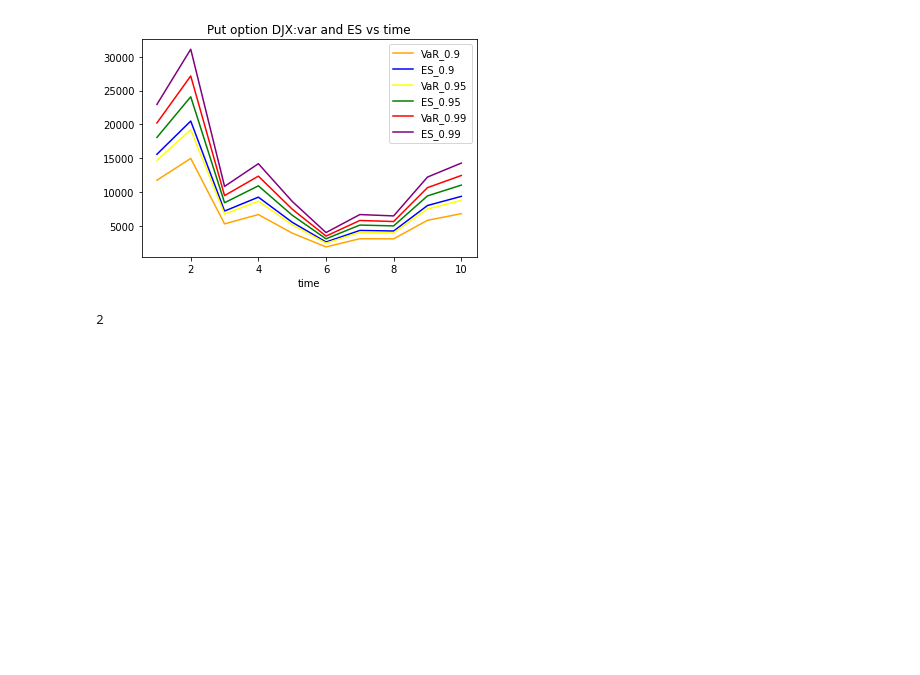
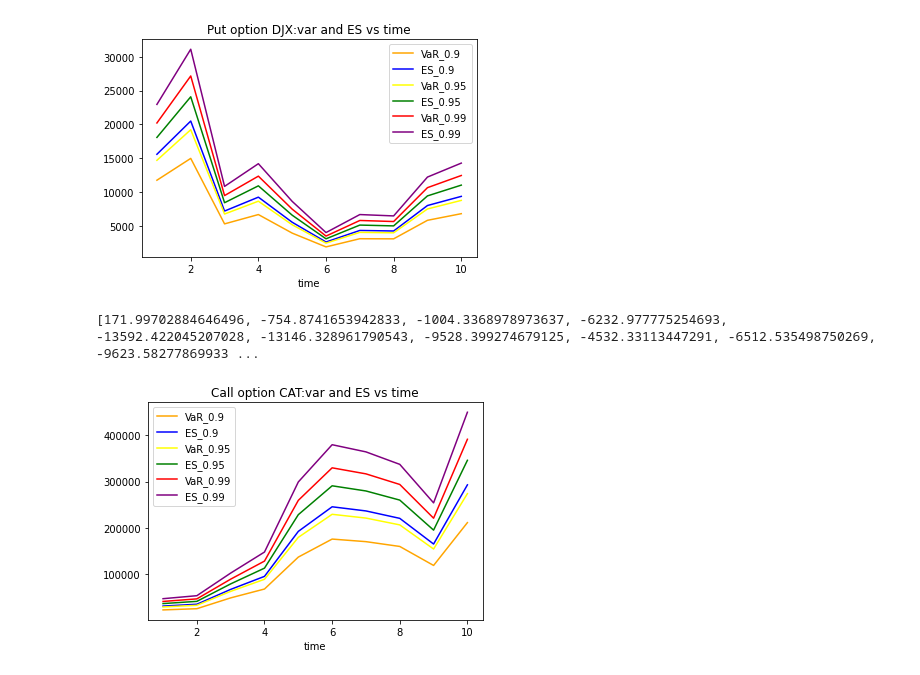
Before and after one commit to ZiyueNie/575, a Jupyter notebook: src/IB_new.ipynb, the cells around one changed output. Drawn from its saved outputs; the diff is of its cells as text; code cells hidden in the pictures; blank space fills up the shorter version.

```diff
--- a/src/IB_new.ipynb
+++ b/src/IB_new.ipynb
@@ -118,9 +118,9 @@ def plot_N(name):
   plt.plot(x,N3[1],'purple',label="ES_0.99")
   plt.xlabel('time')
   #plt.title('stock&ETF:var and ES vs time')
-  plt.title('Put option DJX:var and ES vs time')
+  #plt.title('Put option DJX:var and ES vs time')
   #plt.title('Call option CAT:var and ES vs time')
-  #plt.title('Call option VIG:var and ES vs time')
+  plt.title('Call option VIG:var and ES vs time')
   #plt.title('Bond20-year:var and ES vs time')
   #plt.title('Bond30-year:var and ES vs time')
   plt.legend()
@@ -151,8 +151,8 @@ def plot_T(name):
   plt.plot(x,N3_var,'red',label="VaR_0.99")
   plt.plot(x,N3_es,'purple',label="ES_0.99")
   plt.xlabel('time')
-  #plt.title('stock&ETF:var and ES vs time')
-  plt.title('Put option DJX:var and ES vs time')
+  plt.title('stock&ETF:var and ES vs time')
+  #plt.title('Put option DJX:var and ES vs time')
   #plt.title('Call option CAT:var and ES vs time')
   #plt.title('Call option VIG:var and ES vs time')
   #plt.title('Bond20-year:var and ES vs time')
@@ -216,7 +218,8 @@ def option_N(M,K,share,type,t):  #type=0 for call, type=1 for put, t=maturity da
     OP=origin_price(vt[i+51],K,0.02,0.1,(t-7*i)/250)[type]  #t=(2020/06/18-2020/02/14)/250
     Delta=delta(vt[i+51],K,0.02,0.1,(t-7*i)/250)[type]    #strike=100 type=0:call type=1: put
     leverage=Delta*vt[i+51]/OP
-    MU.append(leverage*linloss[0])
+    #leverage=Delta*vt[i+51]/OP[i]
+    MU.append((-1)**(type+1)*leverage*linloss[0])
     VAR.append(leverage**2*linloss[1])
     L.append(leverage)
     d.append(Delta)
@@ -228,8 +231,3 @@ djx=option_N('DIA',293,100,1,125)
 c=plot_N(djx)
 # %% [output]
 [figure]
-# %%
-cat=option_N('CAT',293,100,1,125)
-c=plot_N(djx)
-# %% [output]
-2
@@ -238,0 +234,7 @@ print(DIA)
+# %%
+cat=option_N('CAT',135,200,0,91)
+print(cat[0])
+d=plot_N(cat)
+# %% [output]
+[171.99702884646496, -754.8741653942833, -1004.3368978973637, -6232.977775254693, -13592.422045207028, -13146.328961790543, -9528.399274679125, -4532.33113447291, -6512.535498750269, -9623.58277869933 ...
+[figure, added]
```
Also changed, not shown: parts of 6 cells of this notebook.
